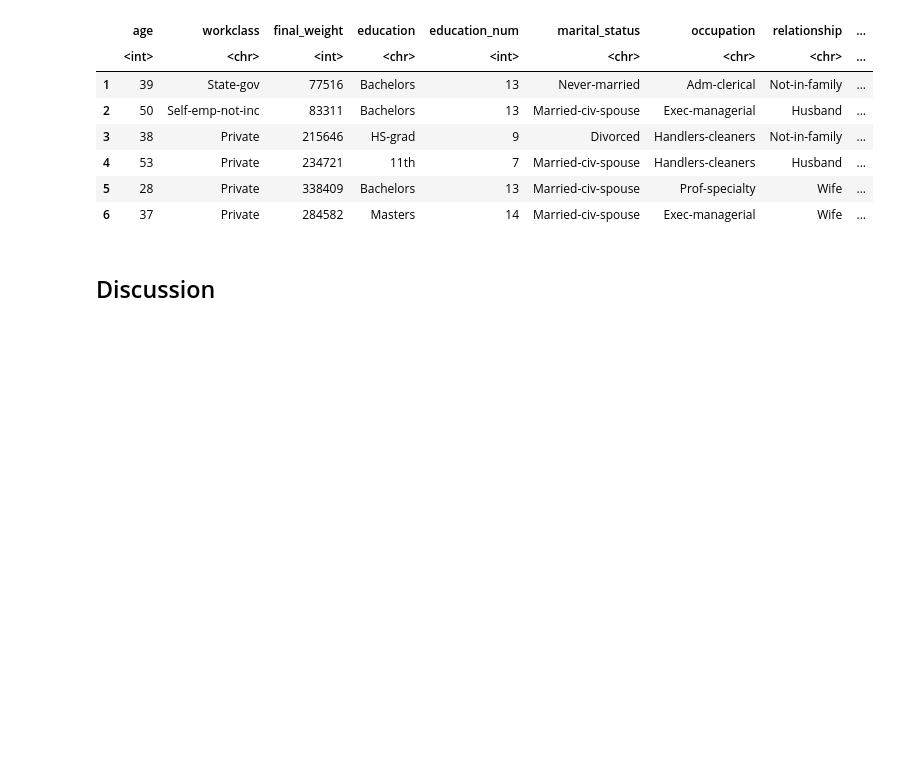
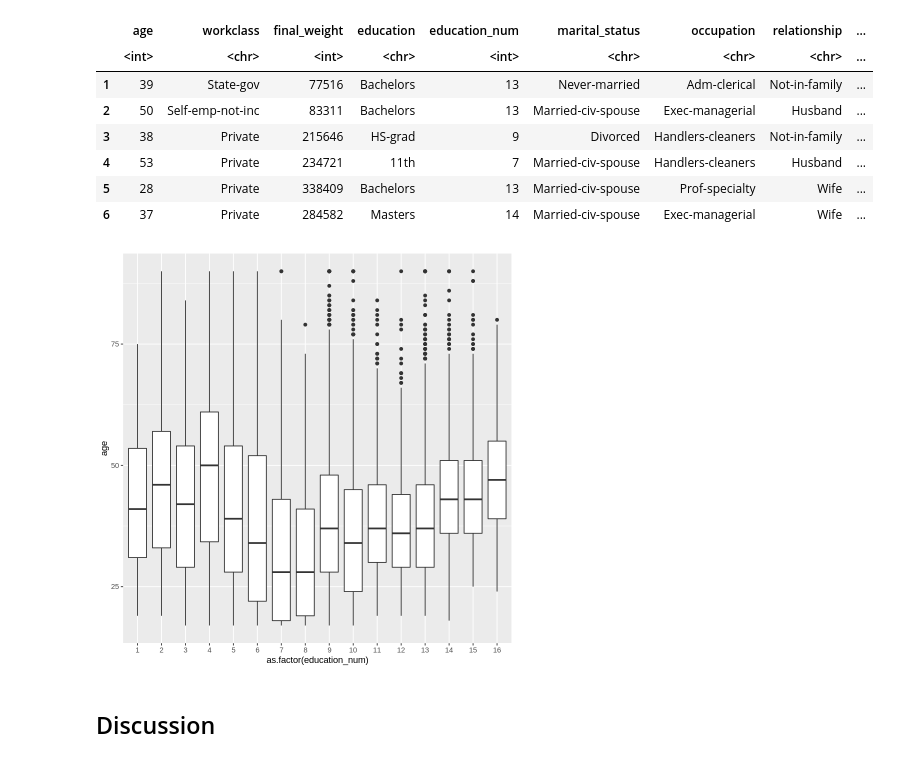
Before and after one commit to MarsZan/STAT-344-Project, a Jupyter notebook: STAT 344 Project.ipynb, the cells around one changed output. Saved outputs shown, nothing was run; the diff lists cells and outputs as text; code cells hidden in the pictures; blank space fills up the shorter version.

```diff
--- a/STAT 344 Project.ipynb
+++ b/STAT 344 Project.ipynb
@@ -73,6 +83,10 @@ A data.frame: 6 × 15
 | 4 | 53 | Private | 234721 | 11th | 7 | Married-civ-spouse | Handlers-cleaners | Husband | ... |
 | 5 | 28 | Private | 338409 | Bachelors | 13 | Married-civ-spouse | Prof-specialty | Wife | ... |
 | 6 | 37 | Private | 284582 | Masters | 14 | Married-civ-spouse | Exec-managerial | Wife | ... |
+# %%
+adult %>% ggplot(aes(x = as.factor(education_num), y = age)) + geom_boxplot()
+# %% [output]
+[figure, added]
 # %% [markdown]
 ## Discussion
 # %% [markdown]
```
Also changed, not shown: parts of 2 cells of this notebook.
